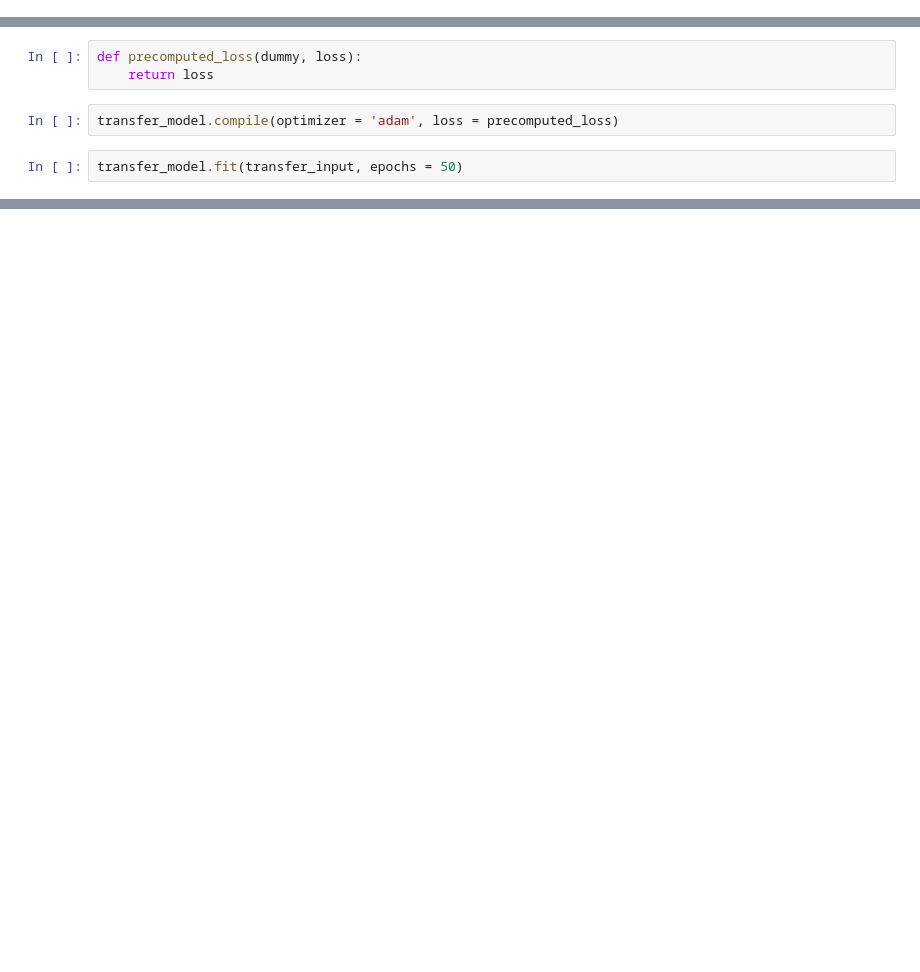
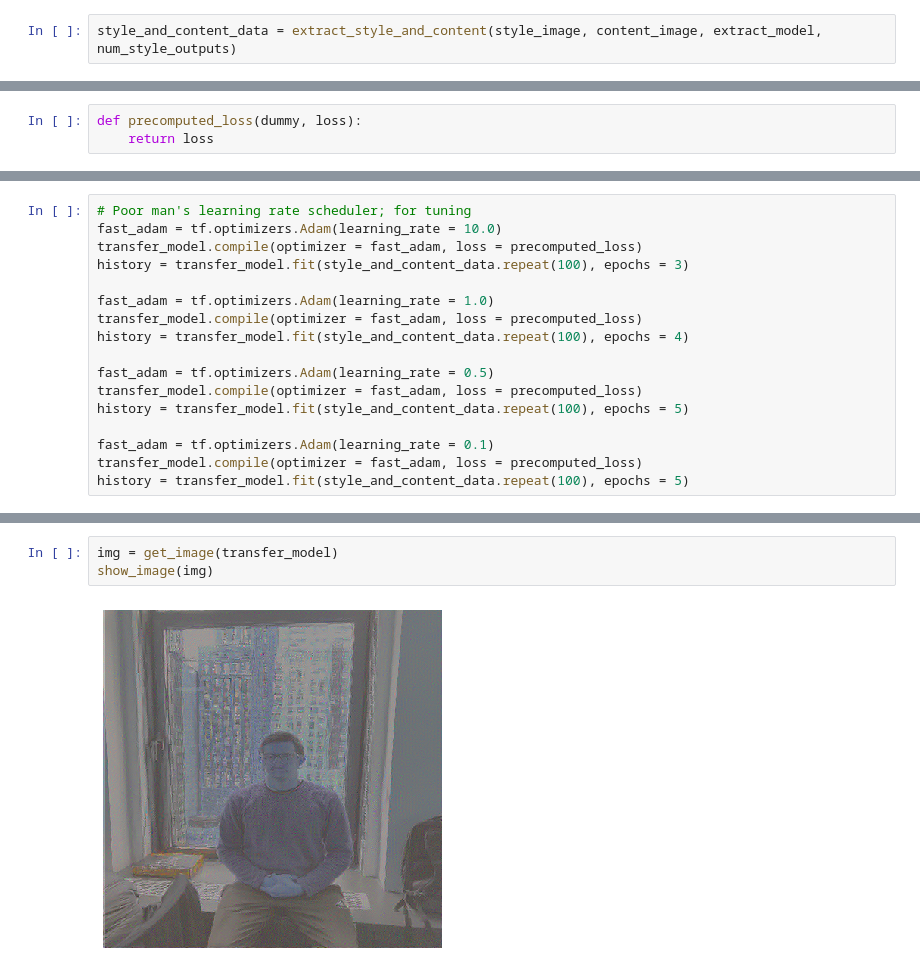
Before and after one commit to rcharan/art-dream, a Jupyter notebook: style-extraction/neural-style-transfer.ipynb, the cells around one changed output, grey strips where cells are left out. Drawn from its saved outputs; the diff is of its cells as text; blank space fills up the shorter version.

Commit message:
complete neural style transfer proof-of-concept

```diff
--- a/style-extraction/neural-style-transfer.ipynb
+++ b/style-extraction/neural-style-transfer.ipynb
@@ -137,0 +176,2 @@ transfer_input = tf.data.Dataset.from_tensors((transfer_input, dummy))
+# %%
+style_and_content_data = extract_style_and_content(style_image, content_image, extract_model, num_style_outputs)
@@ -138,7 +180,3 @@ transfer_input = tf.data.Dataset.from_tensors((transfer_input, dummy))
 # %%
 def precomputed_loss(dummy, loss):
     return loss
-# %%
-transfer_model.compile(optimizer = 'adam', loss = precomputed_loss)
-# %%
-transfer_model.fit(transfer_input, epochs = 50)
@@ -146,0 +183,17 @@ tf.keras.utils.plot_model(transfer_model)
+# %%
+# Poor man's learning rate scheduler; for tuning
+fast_adam = tf.optimizers.Adam(learning_rate = 10.0)
+transfer_model.compile(optimizer = fast_adam, loss = precomputed_loss)
+history = transfer_model.fit(style_and_content_data.repeat(100), epochs = 3)
+
+fast_adam = tf.optimizers.Adam(learning_rate = 1.0)
+transfer_model.compile(optimizer = fast_adam, loss = precomputed_loss)
+history = transfer_model.fit(style_and_content_data.repeat(100), epochs = 4)
+
+fast_adam = tf.optimizers.Adam(learning_rate = 0.5)
+transfer_model.compile(optimizer = fast_adam, loss = precomputed_loss)
+history = transfer_model.fit(style_and_content_data.repeat(100), epochs = 5)
+
+fast_adam = tf.optimizers.Adam(learning_rate = 0.1)
+transfer_model.compile(optimizer = fast_adam, loss = precomputed_loss)
+history = transfer_model.fit(style_and_content_data.repeat(100), epochs = 5)
@@ -146,0 +218,5 @@ tf.keras.utils.plot_model(transfer_model)
+# %%
+img = get_image(transfer_model)
+show_image(img)
+# %% [output]
+[figure, added]
```
Also changed, not shown: parts of 18 cells of this notebook, 1 other file.
